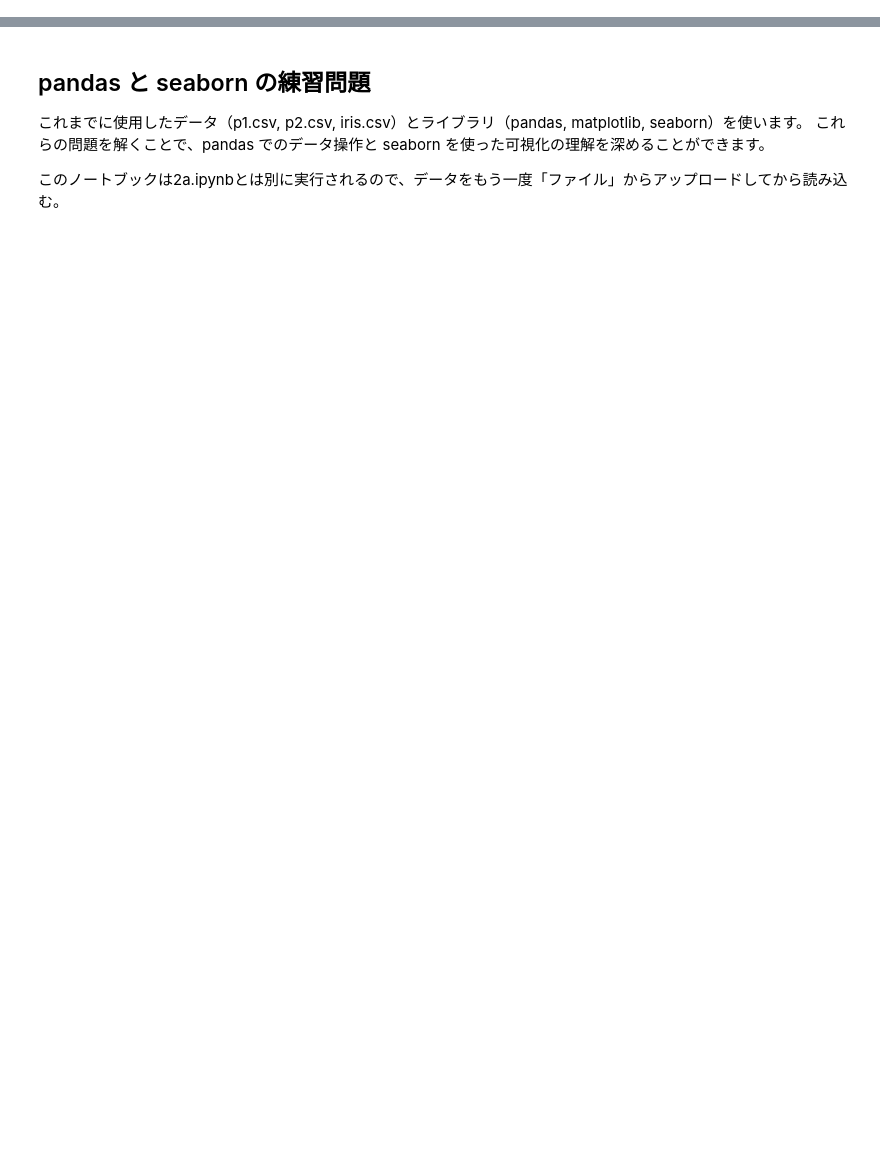
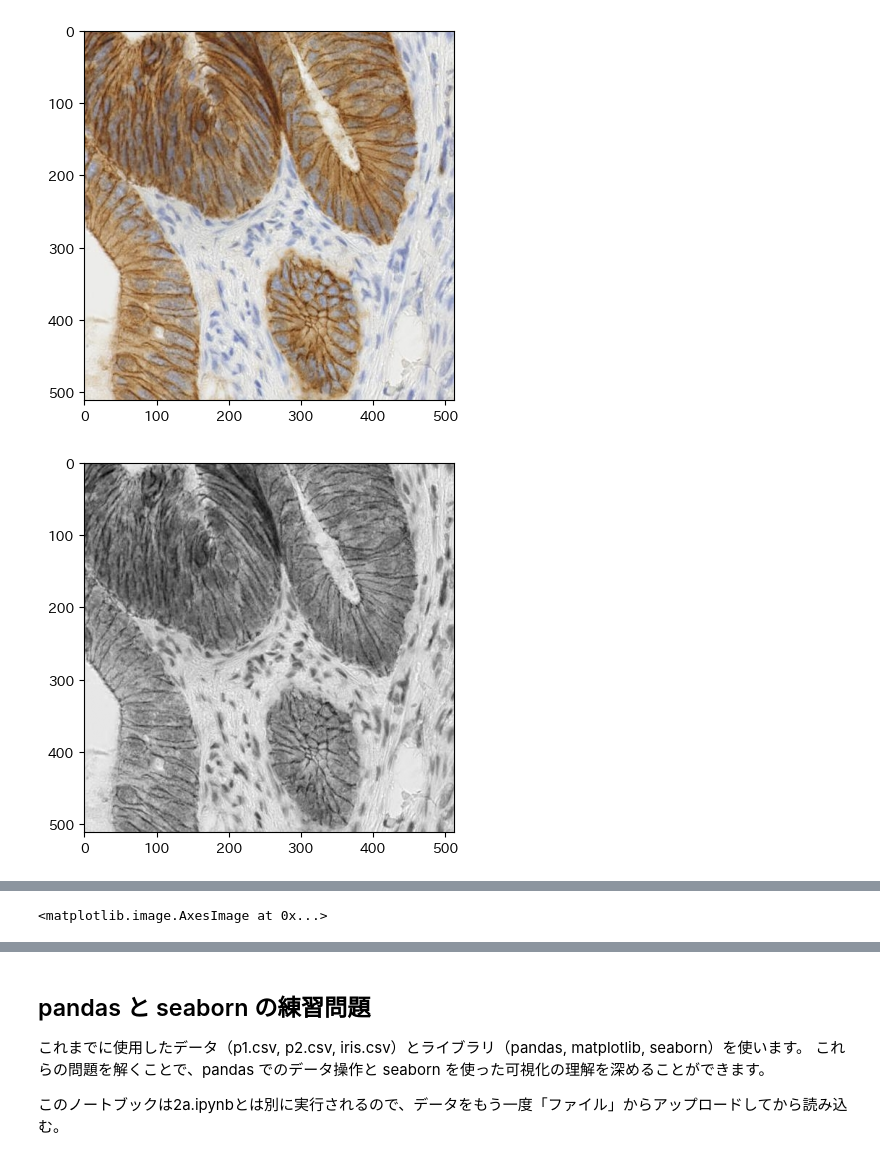
Before and after one commit to kyorin-phys/MLIntro2026, a Jupyter notebook: 2/ex2.ipynb, the cells around one changed output, grey strips where cells are left out. Drawn from its saved outputs; the diff is of its cells as text; code cells hidden in the pictures; blank space fills up the shorter version.

```diff
--- a/2/ex2.ipynb
+++ b/2/ex2.ipynb
@@ -50,7 +87,16 @@ img = data.retina()
 # %%
 # 問題7: 免疫染色の画像を読み込み、R, G, B の3つのチャンネルを別々にグレースケールで並べて表示してください。
 # ヒント: カラー画像の配列 ihc の形は (縦, 横, 3)。Rチャンネルは ihc[:, :, 0]
 # 茶色（DAB染色）と青紫（ヘマトキシリン染色）の部分が、どのチャンネルで明るく/暗くなるか比べてみよう。
 ihc = data.immunohistochemistry()
-
+plt.imshow(ihc)
+plt.show()
 # 以下にコードを記述
+plt.imshow(ihc[:,:,0],cmap='gray')
+plt.show()
+plt.imshow(ihc[:,:,1],cmap='gray')
+plt.show()
+plt.imshow(ihc[:,:,2],cmap='gray')
+# %% [output]
+[figure, added]
+[figure, added]
@@ -56,0 +104 @@ ihc = data.immunohistochemistry()
+<matplotlib.image.AxesImage at 0x...>
```
Also changed, not shown: parts of 15 cells of this notebook, 2 other files.
